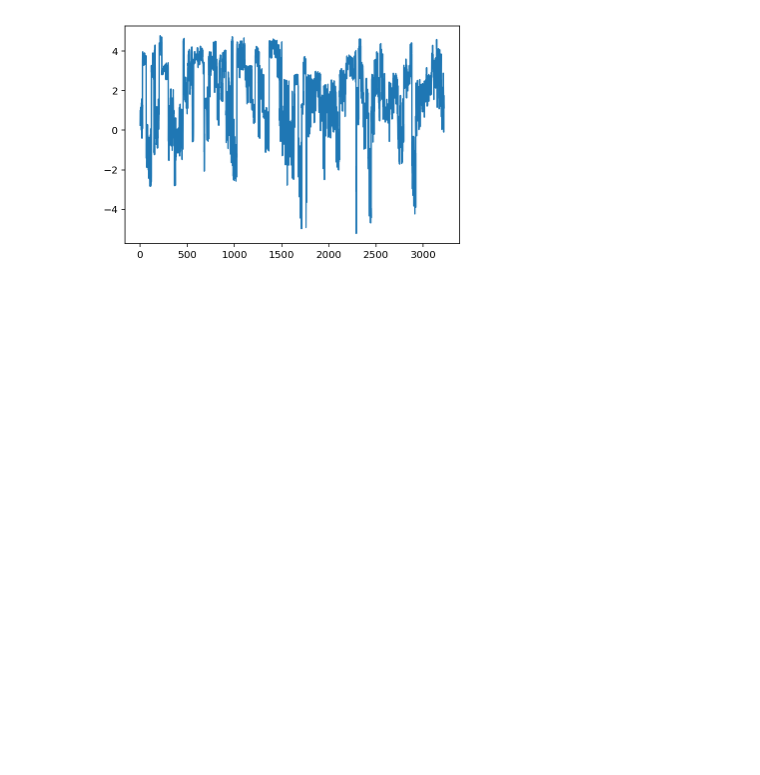
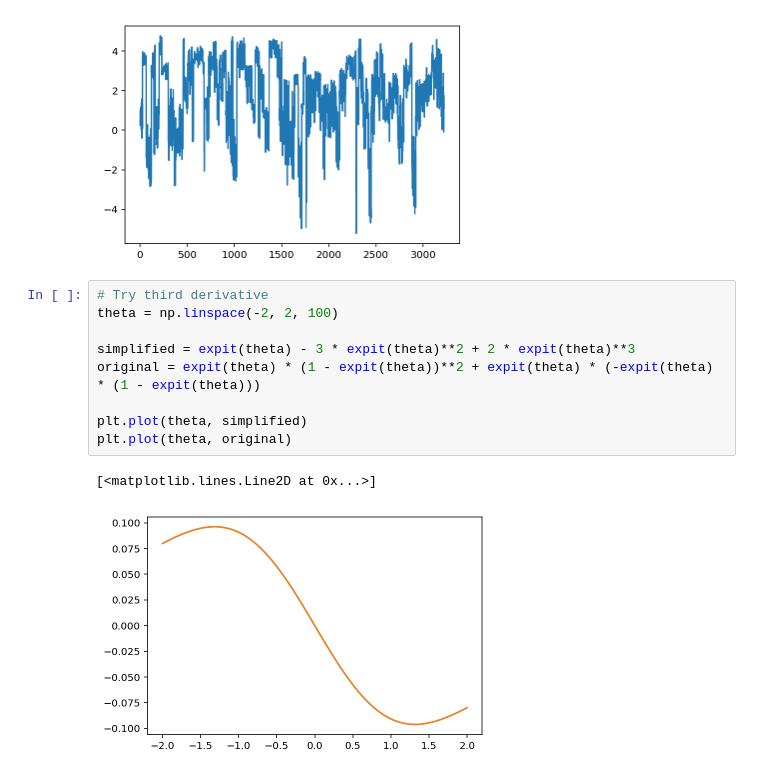
Before and after one commit to martiningram/laplace_gp, a Jupyter notebook: jupyter_experiments/numpy/Try using Numpy.ipynb, the cells around one changed output. Saved outputs shown, nothing was run; the diff lists cells and outputs as text; blank space fills up the shorter version.

```diff
--- a/jupyter_experiments/numpy/Try using Numpy.ipynb
+++ b/jupyter_experiments/numpy/Try using Numpy.ipynb
@@ -80,3 +80,15 @@ plt.plot(f_mode)
 # %% [output]
 [<matplotlib.lines.Line2D at 0x...>]
 [figure]
+# %%
+# Try third derivative
+theta = np.linspace(-2, 2, 100)
+
+simplified = expit(theta) - 3 * expit(theta)**2 + 2 * expit(theta)**3
+original = expit(theta) * (1 - expit(theta))**2 + expit(theta) * (-expit(theta) * (1 - expit(theta)))
+
+plt.plot(theta, simplified)
+plt.plot(theta, original)
+# %% [output]
+[<matplotlib.lines.Line2D at 0x...>]
+[figure, added]
```
Also changed, not shown: parts of 1 cell of this notebook, 2 other files.
